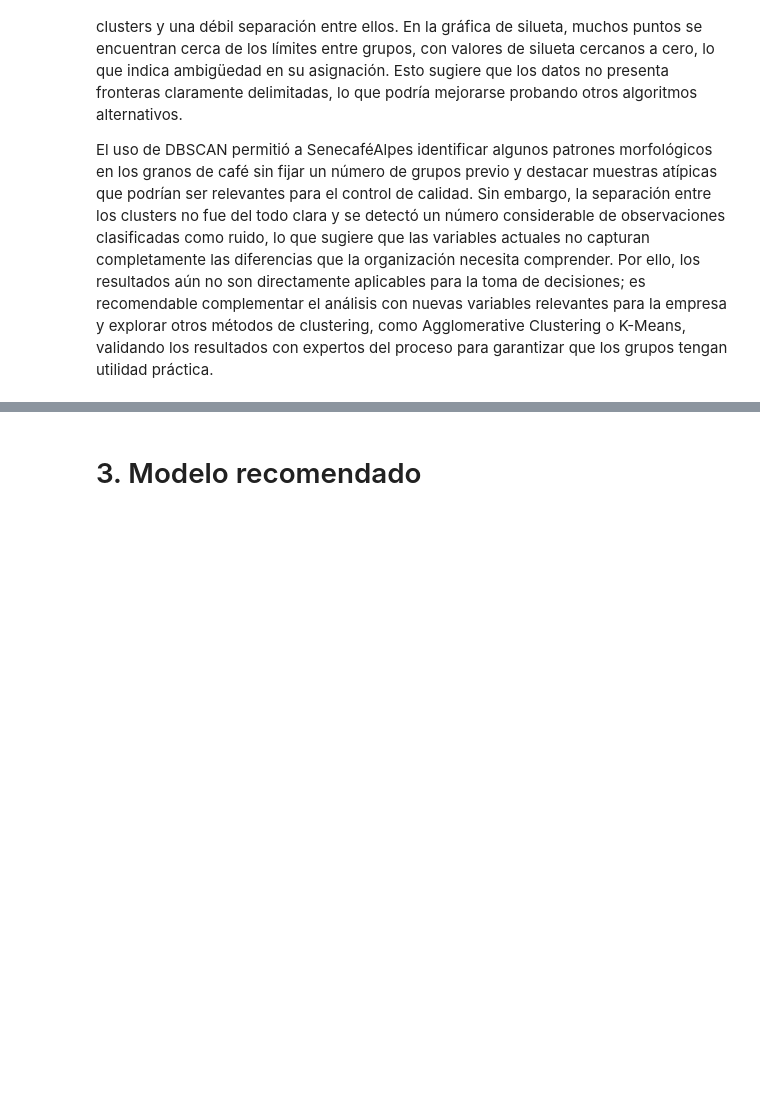
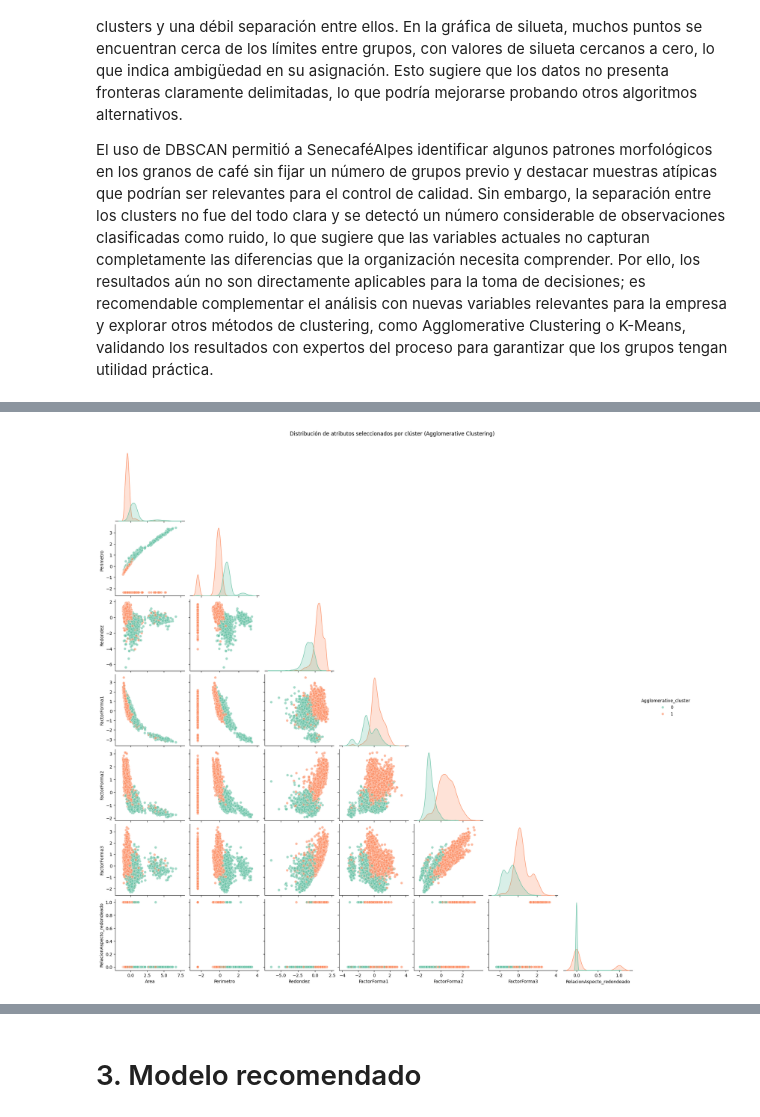
Before and after one commit to BI-organization/lab2, a Jupyter notebook: Lab2.ipynb, the cells around one changed output, grey strips where cells are left out. Drawn from its saved outputs; the diff is of its cells as text; code cells hidden in the pictures; blank space fills up the shorter version.

```diff
--- a/Lab2.ipynb
+++ b/Lab2.ipynb
@@ -684,0 +781,24 @@ El uso de DBSCAN permitió a SenecaféAlpes identificar algunos patrones morfol
+# %%
+# Seleccionar algunas variables importantes
+features2 = ['Area', 'Perimetro', 'Redondez', 'FactorForma1', 'FactorForma2', 'FactorForma3', 'RelacionAspecto_redondeado']
+
+# Crear un nuevo DataFrame solo con las variables seleccionadas y el cluster asignado
+df_pair2 = df[features2 + ['Agglomerative_cluster']].copy()
+
+# Convertir Cluster a string para mejor diferenciación en colores
+df_pair2['Agglomerative_cluster'] = df_pair2['Agglomerative_cluster'].astype(str)
+
+# Generar el pairplot
+sns.pairplot(
+    df_pair2,
+    hue='Agglomerative_cluster',
+    diag_kind='kde',
+    corner=True,
+    palette='Set2',  # paleta de colores amigable y accesible
+    plot_kws={'alpha': 0.6, 's': 35}
+)
+
+plt.suptitle("Distribución de atributos seleccionados por clúster (Agglomerative Clustering)", y=1.02)
+plt.show()
+# %% [output]
+[figure, added]
```
Also changed, not shown: parts of 15 cells of this notebook.
